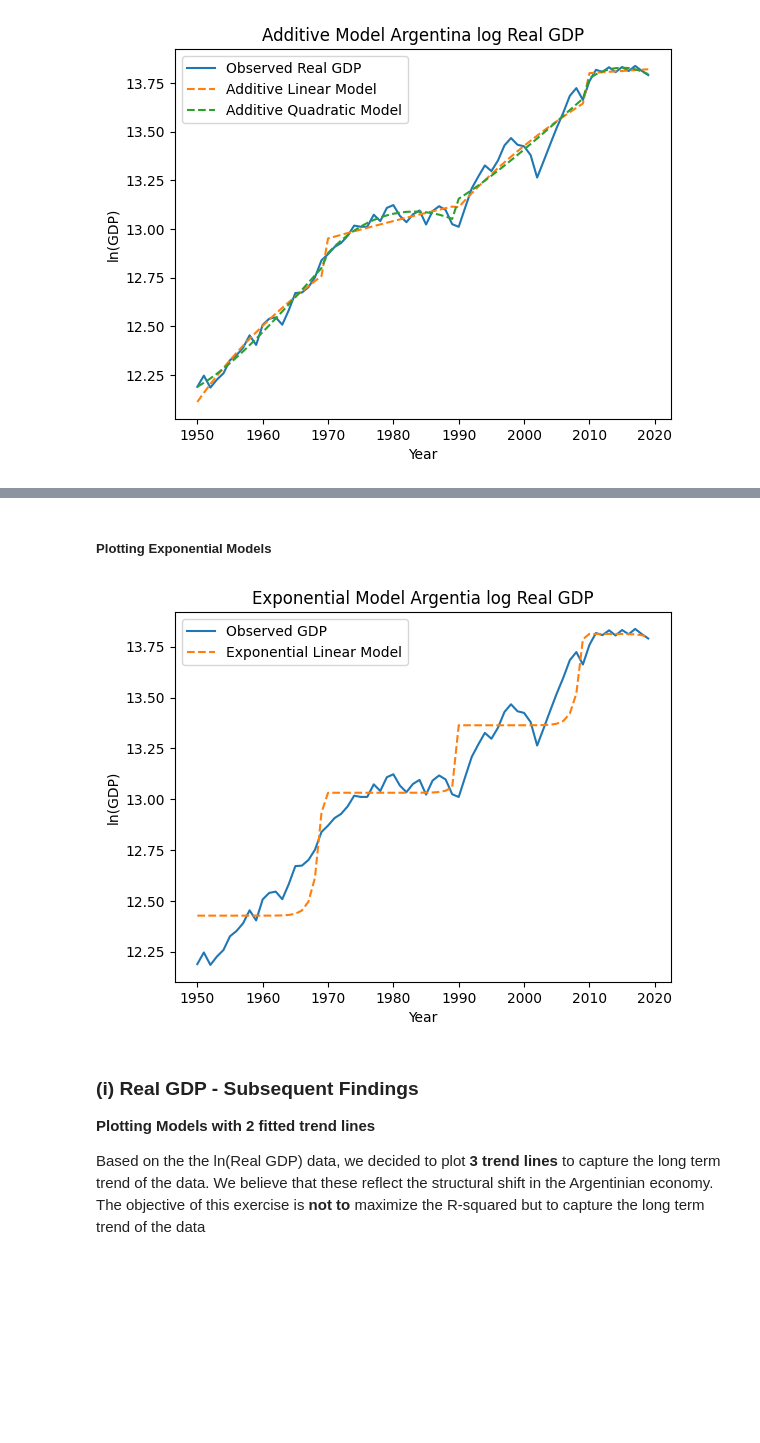
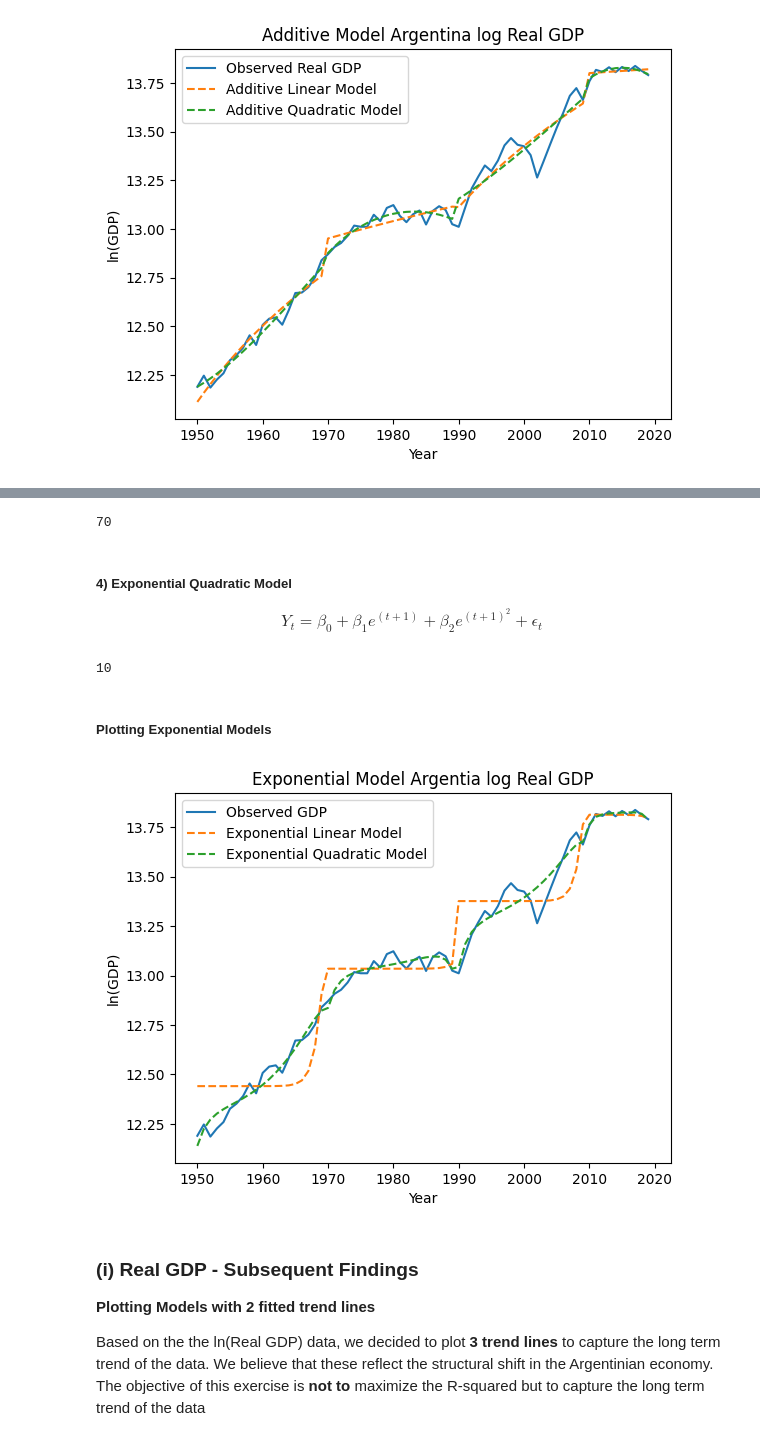
Before and after one commit to andreheeshaojun/EC2B1-Coursework, a Jupyter notebook: Section A/Section-A-Code.ipynb, the cells around one changed output, grey strips where cells are left out. Saved outputs shown, nothing was run; the diff lists cells and outputs as text; code cells hidden in the pictures; blank space fills up the shorter version.

```diff
--- a/Section A/Section-A-Code.ipynb
+++ b/Section A/Section-A-Code.ipynb
@@ -179,26 +180,73 @@ for start_year in range(ymin, ymax + 1, 20):
 
     # Perform regression only if there are years in the block
     if len(Y_period) > 0:
-        # Transform Y for exponential growth
-        log_Y_period = np.log(Y_period)  # Take logarithm to linearize exponential trend -- Key difference!!
-        a_exp_lin, b_exp_lin = get_regression_coefs(log_Y_period, x1, x2)
-
+        a_exp_lin, b_exp_lin = get_regression_coefs(Y_period, x1, x2)
         # Predict Yhat for this period
         for idx, t in enumerate(np.where(period_mask)[0]):
             Yhat_exp_linear[t] = a_exp_lin + b_exp_lin * np.exp(idx + 1)  # Exponentiate to get back to original scale
+# %%
+len(years)
+# %% [output]
+70
+# %% [markdown]
+##### 4) Exponential Quadratic Model
+
+$$ Y_t = \beta_0 + \beta_1e^{(t+1)} +\beta_2e^{(t+1)^2} + \epsilon_t $$
+# %%
+# Initialise an empty vector for the estimated GDP trend
+Yhat_exp_quadratic = np.empty(len(years))
+
+for start_year in range(ymin, ymax + 1, 20):
+    end_year = min(start_year + 19, ymax)
+    period_mask = (years >= start_year) & (years <= end_year)
+    Y_period = Y[period_mask]
+
+    # Skip blocks with too few data points (e.g., <3 years)
+    if len(Y_period) < 3:
+        continue
+
+    # Time index for this block: 1-based (1, 2, ..., N)
+    t = np.arange(1, len(Y_period) + 1)
+
+    # Center and scale the time variable to avoid overflow
+    t_mean = np.mean(t)
+    t_std = np.std(t)
+    t_scaled = (t - t_mean) / t_std  # Now has mean=0, std=1
+
+    # Define regressors with scaled time
+    x1 = np.ones(len(Y_period))  # Intercept
+    x2 = np.exp(t_scaled)        # Exponential term
+    x3 = np.exp(t_scaled ** 2)   # Quadratic exponential term
+
+    # Solve regression using your existing function
+    a, b, c = get_regression_coefs(Y_period, x1, x2, x3)
+
+    # Predict Yhat for this block using scaled time
+    for idx, t_global in enumerate(np.where(period_mask)[0]):
+        # Get the original 1-based time index for this position in the block
+        t_pred = idx + 1
+        # Apply the same scaling as during regression
+        t_pred_scaled = (t_pred - t_mean) / t_std
+        # Compute prediction
+        Yhat_exp_quadratic[t_global] = a + b * np.exp(t_pred_scaled) + c * np.exp(t_pred_scaled ** 2)
+# %%
+len(Y_period)
+# %% [output]
+10
 # %% [markdown]
 ##### Plotting Exponential Models
 # %%
 # Plot the results
 plt.plot(filtered_df["Year"], np.log(filtered_df["Real GDP at constant 2017 national prices (in mil. 2017US$)"]), label="Observed GDP")
-plt.plot(filtered_df["Year"], Yhat_exp_linear, label="Exponential Linear Model", linestyle="--")
+plt.plot(filtered_df["Year"], np.log(Yhat_exp_linear), label="Exponential Linear Model", linestyle="--")
+plt.plot(filtered_df["Year"], np.log(Yhat_exp_quadratic), label="Exponential Quadratic Model", linestyle="--")
 plt.xlabel("Year")
 plt.ylabel("ln(GDP)")
 plt.title("Exponential Model Argentia log Real GDP")
 plt.legend()
 plt.show()
 # %% [output]
-[figure, old version]
+[figure, new version]
 # %% [markdown]
 ### **(i) Real GDP - Subsequent Findings**
 
```
Also changed, not shown: parts of 14 cells of this notebook.
